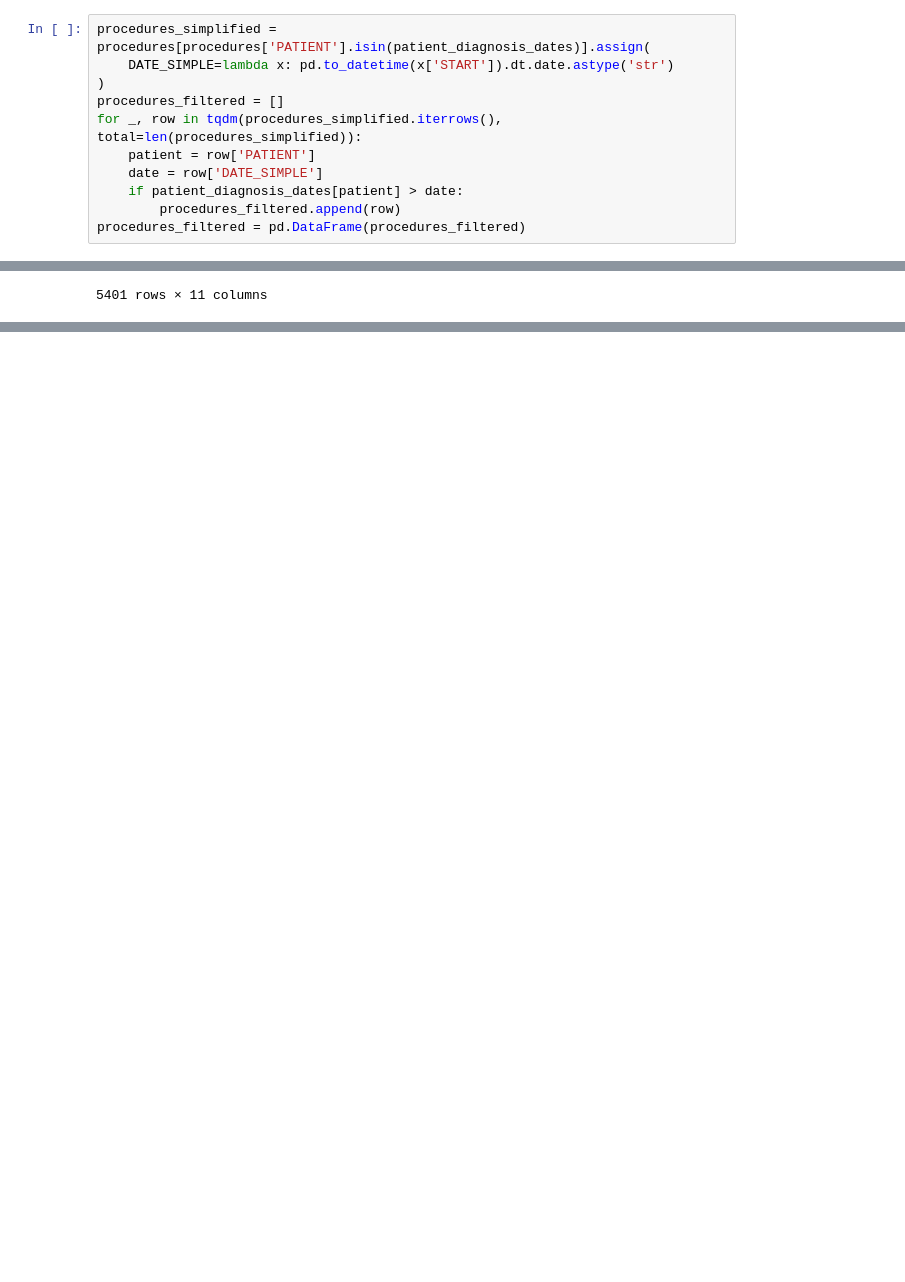
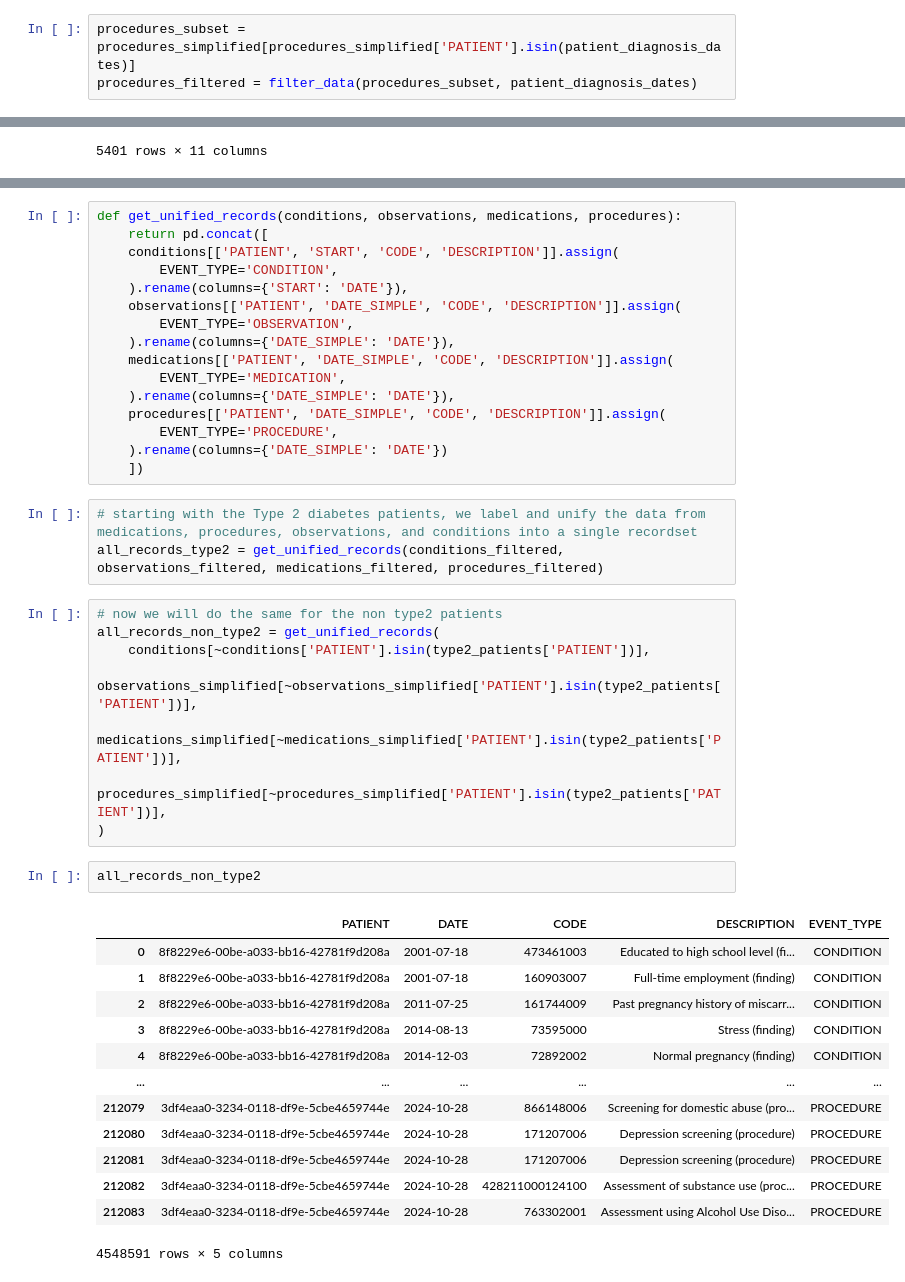
Before and after one commit to expmed/DICBWorkshops, a Jupyter notebook: NLPInformedFeatureEngineering.ipynb, the cells around one changed output, grey strips where cells are left out. Drawn from its saved outputs; the diff is of its cells as text; blank space fills up the shorter version.

```diff
--- a/NLPInformedFeatureEngineering.ipynb
+++ b/NLPInformedFeatureEngineering.ipynb
@@ -106,14 +88,6 @@ medications_filtered
 # %%
-procedures_simplified = procedures[procedures['PATIENT'].isin(patient_diagnosis_dates)].assign(
-    DATE_SIMPLE=lambda x: pd.to_datetime(x['START']).dt.date.astype('str')
-)
-procedures_filtered = []
-for _, row in tqdm(procedures_simplified.iterrows(), total=len(procedures_simplified)):
-    patient = row['PATIENT']
-    date = row['DATE_SIMPLE']
-    if patient_diagnosis_dates[patient] > date:
-        procedures_filtered.append(row)
-procedures_filtered = pd.DataFrame(procedures_filtered)
+procedures_subset = procedures_simplified[procedures_simplified['PATIENT'].isin(patient_diagnosis_dates)]
+procedures_filtered = filter_data(procedures_subset, patient_diagnosis_dates)
 # %%
 procedures_filtered
 # %% [output]
@@ -132,0 +109,43 @@ procedures_filtered
+# %%
+def get_unified_records(conditions, observations, medications, procedures):
+    return pd.concat([
+    conditions[['PATIENT', 'START', 'CODE', 'DESCRIPTION']].assign(
+        EVENT_TYPE='CONDITION',
+    ).rename(columns={'START': 'DATE'}),
+    observations[['PATIENT', 'DATE_SIMPLE', 'CODE', 'DESCRIPTION']].assign(
+        EVENT_TYPE='OBSERVATION',
+    ).rename(columns={'DATE_SIMPLE': 'DATE'}),
+    medications[['PATIENT', 'DATE_SIMPLE', 'CODE', 'DESCRIPTION']].assign(
+        EVENT_TYPE='MEDICATION',
+    ).rename(columns={'DATE_SIMPLE': 'DATE'}),
+    procedures[['PATIENT', 'DATE_SIMPLE', 'CODE', 'DESCRIPTION']].assign(
+        EVENT_TYPE='PROCEDURE',
+    ).rename(columns={'DATE_SIMPLE': 'DATE'})
+    ])
+# %%
+# starting with the Type 2 diabetes patients, we label and unify the data from medications, procedures, observations, and conditions into a single recordset
+all_records_type2 = get_unified_records(conditions_filtered, observations_filtered, medications_filtered, procedures_filtered)
+# %%
+# now we will do the same for the non type2 patients
+all_records_non_type2 = get_unified_records(
+    conditions[~conditions['PATIENT'].isin(type2_patients['PATIENT'])],
+    observations_simplified[~observations_simplified['PATIENT'].isin(type2_patients['PATIENT'])],
+    medications_simplified[~medications_simplified['PATIENT'].isin(type2_patients['PATIENT'])],
+    procedures_simplified[~procedures_simplified['PATIENT'].isin(type2_patients['PATIENT'])],
+)
+# %%
+all_records_non_type2
+# %% [output]
+|  | PATIENT | DATE | CODE | DESCRIPTION | EVENT_TYPE |
+| 0 | 8f8229e6-00be-a033-bb16-42781f9d208a | 2001-07-18 | 473461003 | Educated to high school level (fi... | CONDITION |
+| 1 | 8f8229e6-00be-a033-bb16-42781f9d208a | 2001-07-18 | 160903007 | Full-time employment (finding) | CONDITION |
+| 2 | 8f8229e6-00be-a033-bb16-42781f9d208a | 2011-07-25 | 161744009 | Past pregnancy history of miscarr... | CONDITION |
+| 3 | 8f8229e6-00be-a033-bb16-42781f9d208a | 2014-08-13 | 73595000 | Stress (finding) | CONDITION |
+| 4 | 8f8229e6-00be-a033-bb16-42781f9d208a | 2014-12-03 | 72892002 | Normal pregnancy (finding) | CONDITION |
+| ... | ... | ... | ... | ... | ... |
+| 212079 | 3df4eaa0-3234-0118-df9e-5cbe4659744e | 2024-10-28 | 866148006 | Screening for domestic abuse (pro... | PROCEDURE |
+| 212080 | 3df4eaa0-3234-0118-df9e-5cbe4659744e | 2024-10-28 | 171207006 | Depression screening (procedure) | PROCEDURE |
+| 212081 | 3df4eaa0-3234-0118-df9e-5cbe4659744e | 2024-10-28 | 171207006 | Depression screening (procedure) | PROCEDURE |
+| 212082 | 3df4eaa0-3234-0118-df9e-5cbe4659744e | 2024-10-28 | 428211000124100 | Assessment of substance use (proc... | PROCEDURE |
+| 212083 | 3df4eaa0-3234-0118-df9e-5cbe4659744e | 2024-10-28 | 763302001 | Assessment using Alcohol Use Diso... | PROCEDURE |
+4548591 rows × 5 columns
```
Also changed, not shown: parts of 27 cells of this notebook.
